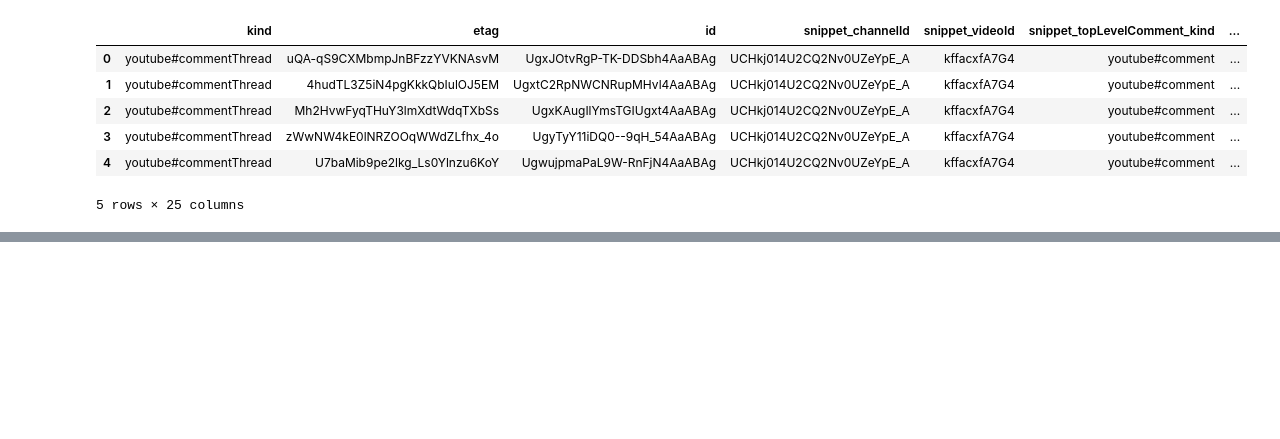
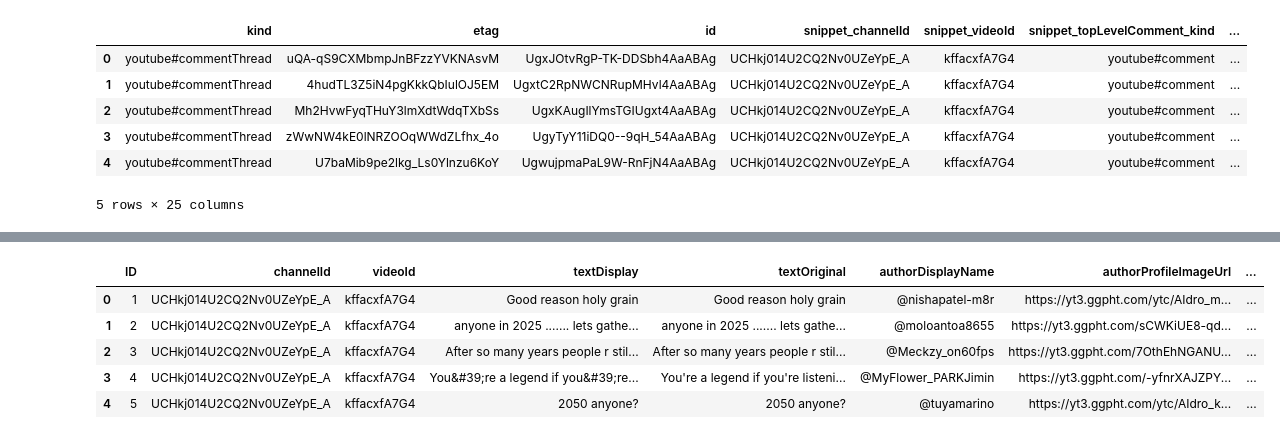
Before and after one commit to gusanitor8/respai_proyecto2, a Jupyter notebook: clean_data.ipynb, the cells around one changed output, grey strips where cells are left out. Saved outputs shown, nothing was run; the diff lists cells and outputs as text; code cells hidden in the pictures; blank space fills up the shorter version.

```diff
--- a/clean_data.ipynb
+++ b/clean_data.ipynb
@@ -163,3 +160,30 @@ Name: 200, dtype: object
+# %%
+# Limpieza dento de los datos
+
+# Remplazo de valores a numéricos
+df = df.replace({True: 1, False: 0, 'True': 1, 'False': 0})
+
+# Eliminación de caracteres
+df['authorChannelUrl'] = df['authorChannelUrl'].str.replace('^http://www.youtube.com/', '', regex=True)
+
+# Fechas y Zona horaria
+# Convertir las columnas a tipo datetime (formato ISO 8601)
+df['publishedAt'] = pd.to_datetime(df['publishedAt'], utc=True)
+df['updatedAt'] = pd.to_datetime(df['updatedAt'], utc=True)
+
+# Asignar zona horaria de Guatemala (UTC-6)
+df['publishedAt'] = df['publishedAt'].dt.tz_convert('America/Guatemala')
+df['updatedAt'] = df['updatedAt'].dt.tz_convert('America/Guatemala')
+
+
+df.head()
+# %% [output]
+|  | ID | channelId | videoId | textDisplay | textOriginal | authorDisplayName | authorProfileImageUrl | ... |
+| 0 | 1 | UCHkj014U2CQ2Nv0UZeYpE_A | kffacxfA7G4 | Good reason holy grain | Good reason holy grain | @nishapatel-m8r | https://yt3.ggpht.com/ytc/AIdro_m... | ... |
+| 1 | 2 | UCHkj014U2CQ2Nv0UZeYpE_A | kffacxfA7G4 | anyone in 2025 ....... lets gathe... | anyone in 2025 ....... lets gathe... | @moloantoa8655 | https://yt3.ggpht.com/sCWKiUE8-qd... | ... |
+| 2 | 3 | UCHkj014U2CQ2Nv0UZeYpE_A | kffacxfA7G4 | After so many years people r stil... | After so many years people r stil... | @Meckzy_on60fps | https://yt3.ggpht.com/7OthEhNGANU... | ... |
+| 3 | 4 | UCHkj014U2CQ2Nv0UZeYpE_A | kffacxfA7G4 | You&#39;re a legend if you&#39;re... | You're a legend if you're listeni... | @MyFlower_PARKJimin | https://yt3.ggpht.com/-yfnrXAJZPY... | ... |
+| 4 | 5 | UCHkj014U2CQ2Nv0UZeYpE_A | kffacxfA7G4 | 2050 anyone? | 2050 anyone? | @tuyamarino | https://yt3.ggpht.com/ytc/AIdro_k... | ... |
 # %%
 # Resumen estadístico
 print(df.describe(include="all"))
```
Also changed, not shown: parts of 9 cells of this notebook.
